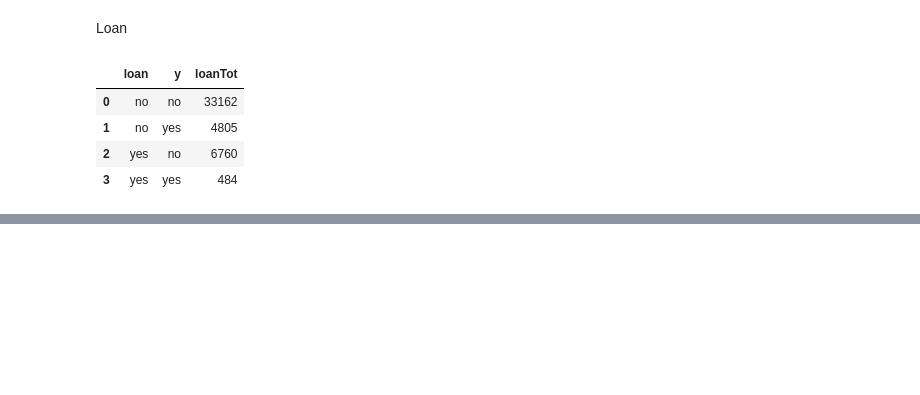
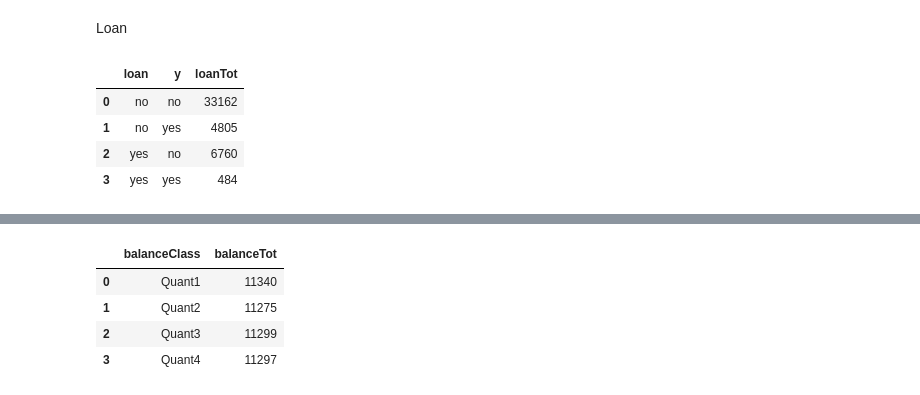
Before and after one commit to TwoManyHands/Algorithms, a Jupyter notebook: bank_2.ipynb, the cells around one changed output, grey strips where cells are left out. Saved outputs shown, nothing was run; the diff lists cells and outputs as text; code cells hidden in the pictures; blank space fills up the shorter version.

```diff
--- a/bank_2.ipynb
+++ b/bank_2.ipynb
@@ -45,0 +57,10 @@ NameError: name 'np' is not defined
+# %%
+#find the propensity to purchase based on each quantile
+balanceTot=bankData.groupby(['balanceClass'])['y'].agg(balanceTot='count').reset_index()
+balanceTot.head()
+# %% [output]
+|  | balanceClass | balanceTot |
+| 0 | Quant1 | 11340 |
+| 1 | Quant2 | 11275 |
+| 2 | Quant3 | 11299 |
+| 3 | Quant4 | 11297 |
```
Also changed, not shown: parts of 5 cells of this notebook.
